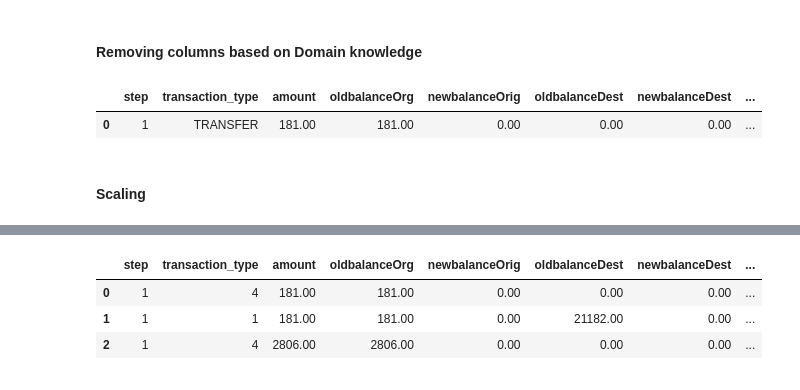
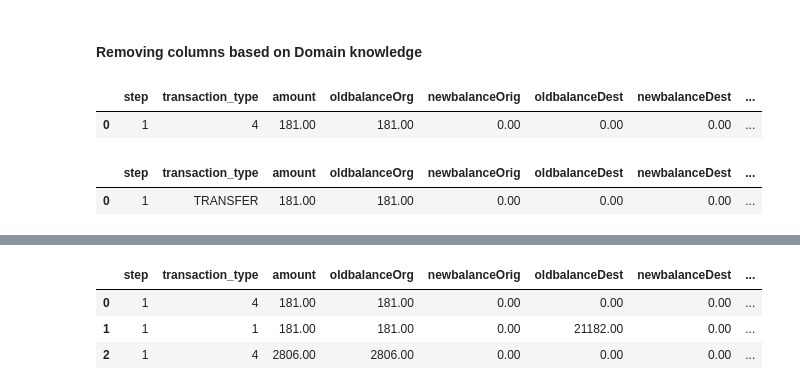
Before and after one commit to adin11/online-payment-fraud-detection, a Jupyter notebook: model.ipynb, the cells around one changed output, grey strips where cells are left out. Drawn from its saved outputs; the diff is of its cells as text; code cells hidden in the pictures.

```diff
--- a/model.ipynb
+++ b/model.ipynb
@@ -367,3 +366,8 @@ df.head(2)
 #### Removing columns based on Domain knowledge
 # %%
 df.drop(columns=['nameOrig','nameDest','isFlaggedFraud'],inplace=True)
+# %%
+df.head(1)
+# %% [output]
+|  | step | transaction_type | amount | oldbalanceOrg | newbalanceOrig | oldbalanceDest | newbalanceDest | ... |
+| 0 | 1 | 4 | 181.00 | 181.00 | 0.00 | 0.00 | 0.00 | ... |
@@ -372,5 +378,3 @@ df.head(1)
 # %% [output]
 |  | step | transaction_type | amount | oldbalanceOrg | newbalanceOrig | oldbalanceDest | newbalanceDest | ... |
 | 0 | 1 | TRANSFER | 181.00 | 181.00 | 0.00 | 0.00 | 0.00 | ... |
-# %% [markdown]
-#### Scaling
```
Also changed, not shown: parts of 23 cells of this notebook, 1 other file.
